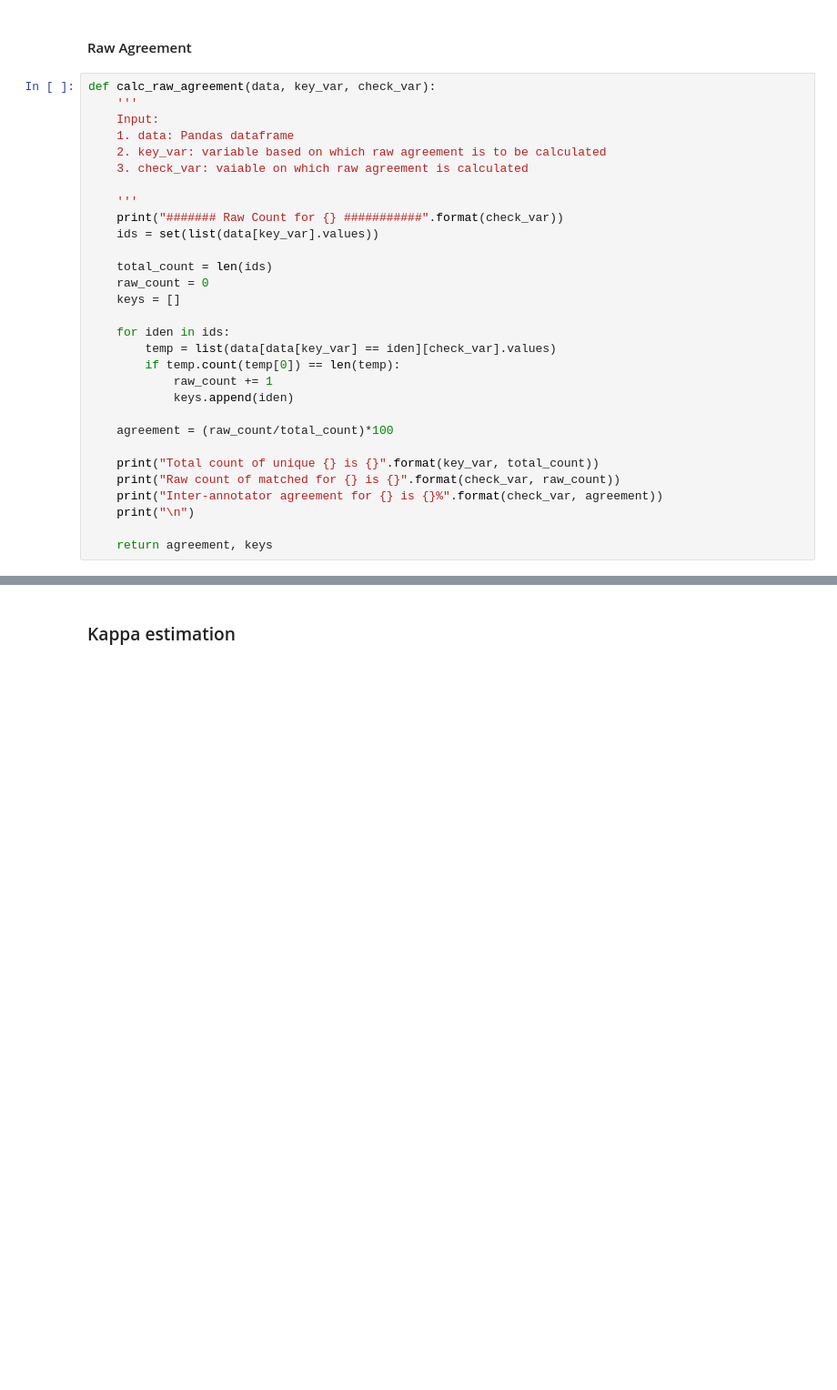
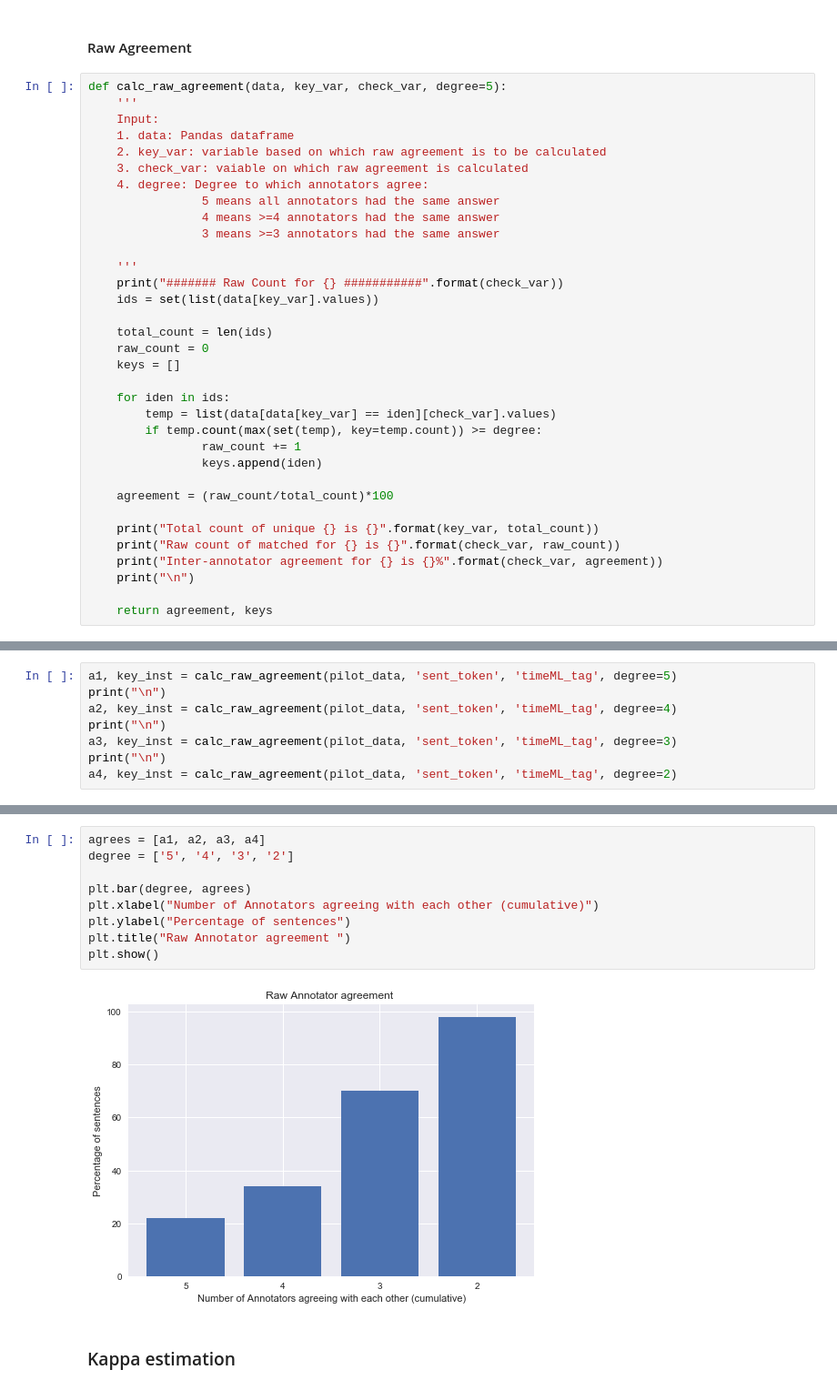
Before and after one commit to mdheller/factslab-protocols, a Jupyter notebook: Temporal_relations/testing_HIT/Inter_annotator_agreement_protocol2.ipynb, the cells around one changed output, grey strips where cells are left out. Shown at 91% size. Cells and saved outputs as stored; diff of their text form; blank space fills up the shorter version.

Commit message:
added examples for annotator agreement

```diff
--- a/Temporal_relations/testing_HIT/Inter_annotator_agreement_protocol2.ipynb
+++ b/Temporal_relations/testing_HIT/Inter_annotator_agreement_protocol2.ipynb
@@ -152,12 +161,16 @@ Name: timeML_tag, dtype: int64
 # %% [markdown]
 #### Raw Agreement
 # %%
-def calc_raw_agreement(data, key_var, check_var):
+def calc_raw_agreement(data, key_var, check_var, degree=5):
     '''
     Input:
     1. data: Pandas dataframe
     2. key_var: variable based on which raw agreement is to be calculated
     3. check_var: vaiable on which raw agreement is calculated
+    4. degree: Degree to which annotators agree:
+                5 means all annotators had the same answer
+                4 means >=4 annotators had the same answer
+                3 means >=3 annotators had the same answer
 
     '''
     print("####### Raw Count for {} ###########".format(check_var))
@@ -169,9 +182,9 @@ def calc_raw_agreement(data, key_var, check_var):
 
     for iden in ids:
         temp = list(data[data[key_var] == iden][check_var].values)
-        if temp.count(temp[0]) == len(temp):
-            raw_count += 1
-            keys.append(iden)
+        if temp.count(max(set(temp), key=temp.count)) >= degree:
+                raw_count += 1
+                keys.append(iden)
 
     agreement = (raw_count/total_count)*100
 
@@ -190,0 +197,8 @@ Inter-annotator agreement for timeML_tag is 22.0%
+# %%
+a1, key_inst = calc_raw_agreement(pilot_data, 'sent_token', 'timeML_tag', degree=5)
+print("\n")
+a2, key_inst = calc_raw_agreement(pilot_data, 'sent_token', 'timeML_tag', degree=4)
+print("\n")
+a3, key_inst = calc_raw_agreement(pilot_data, 'sent_token', 'timeML_tag', degree=3)
+print("\n")
+a4, key_inst = calc_raw_agreement(pilot_data, 'sent_token', 'timeML_tag', degree=2)
@@ -191,3 +223,14 @@ Inter-annotator agreement for timeML_tag is 22.0%
+# %%
+agrees = [a1, a2, a3, a4]
+degree = ['5', '4', '3', '2']
+
+plt.bar(degree, agrees)
+plt.xlabel("Number of Annotators agreeing with each other (cumulative)")
+plt.ylabel("Percentage of sentences")
+plt.title("Raw Annotator agreement ")
+plt.show()
+# %% [output]
+[figure, added]
 # %% [markdown]
 ### Kappa estimation
 # %%
```
Also changed, not shown: parts of 27 cells of this notebook.
